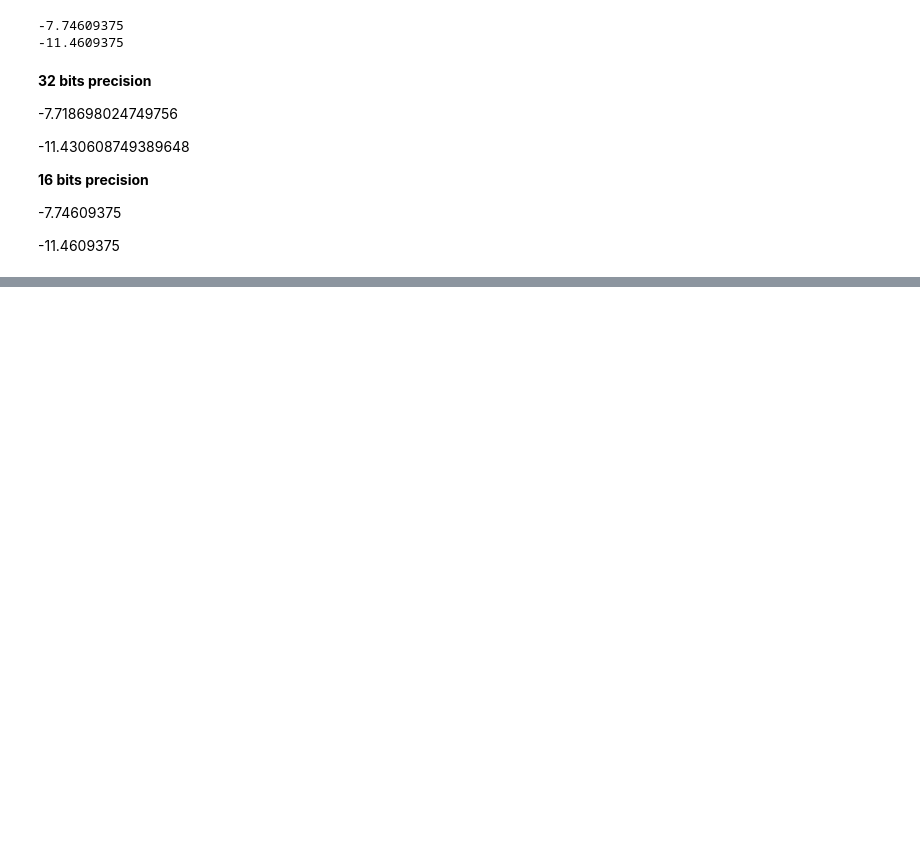
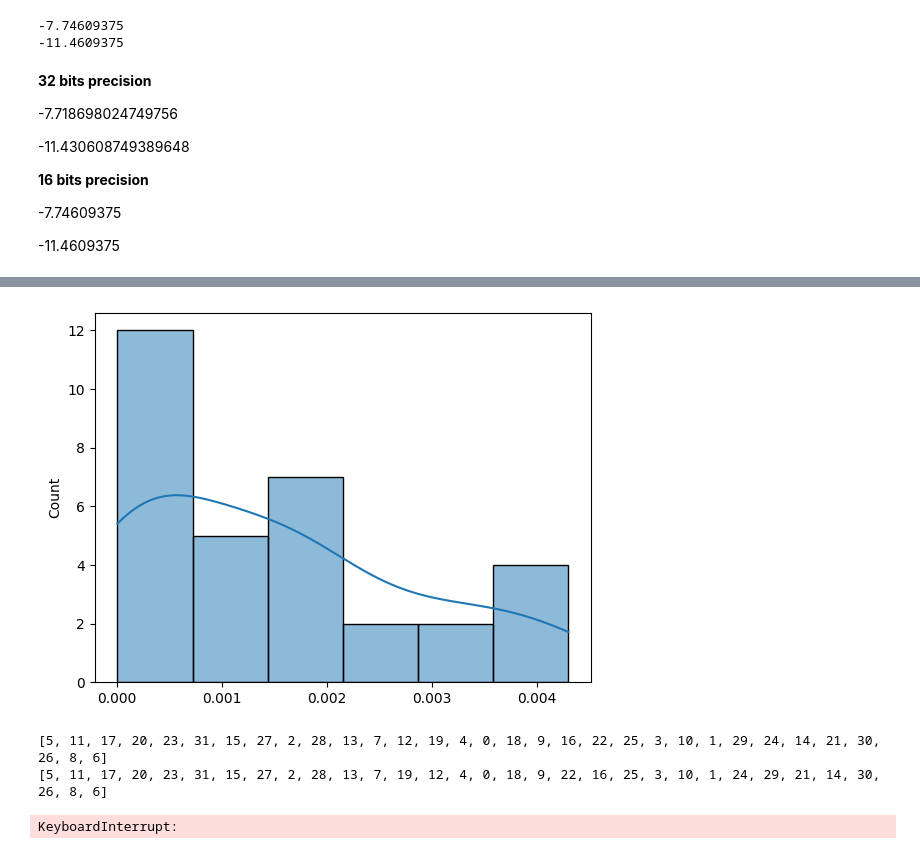
Before and after one commit to henrypapadatos/LLM-sycophancy, a Jupyter notebook: models_playground/ultraRM.ipynb, the cells around one changed output, grey strips where cells are left out. Drawn from its saved outputs; the diff is of its cells as text; code cells hidden in the pictures; blank space fills up the shorter version.

```diff
--- a/models_playground/ultraRM.ipynb
+++ b/models_playground/ultraRM.ipynb
@@ -59,13 +64,14 @@ tokenizer = LlamaTokenizer.from_pretrained("openbmb/UltraRM-13b", cache_dir='/sc
 #load the model in 16-bit precision
 model = LlamaRewardModel.from_pretrained("openbmb/UltraRM-13b", cache_dir='/scratch/henrypapadatos')
 
-model = model.half()
+# model = model.half()
+# #put the model on the GPU in evaluation mode
+# if torch.cuda.is_available():
+#     device = torch.device("cuda")
+#     model = model.cuda()
+# else:
+#     device = torch.device("cpu")
 
-#put the model on the GPU in evaluation mode
-if torch.cuda.is_available():
-    device = torch.device("cuda")
-    model = model.cuda()
-else:
-    device = torch.device("cpu")
+device = torch.device("cpu")
 
 model.eval()
@@ -138,0 +237,40 @@ for el in test:
+# %%
+index = 1
+prompts = ast.literal_eval(df.iloc[index]['N_response'])
+RM_full_score_1 = []
+RM_half_score_1 = ast.literal_eval(df.iloc[index]['RM_score'])
+for el in tqdm(prompts):
+    RM_full_score_1.append(get_reward_Ultra(el))
+
+rel_error = [abs(a-b)/a for a,b in zip(RM_full_score_1, RM_half_score_1)]
+sns.histplot(rel_error, kde=True)
+plt.show()
+#test if ranking the values gives the same result
+indexes_full = sorted(range(len(RM_full_score_0)), key=lambda k: RM_full_score_0[k])
+indexes_half = sorted(range(len(RM_half_score_0)), key=lambda k: RM_half_score_0[k])
+
+print(indexes_full)
+print(indexes_half)
+
+#compute the number of permutations needed to get the same ranking
+permutations = 0
+for i in range(len(indexes_full)):
+    if indexes_full[i] != indexes_half[i]:
+        permutations += 0.5
+# %% [output]
+[figure, added]
+[5, 11, 17, 20, 23, 31, 15, 27, 2, 28, 13, 7, 12, 19, 4, 0, 18, 9, 16, 22, 25, 3, 10, 1, 29, 24, 14, 21, 30, 26, 8, 6]
+[5, 11, 17, 20, 23, 31, 15, 27, 2, 28, 13, 7, 19, 12, 4, 0, 18, 9, 22, 16, 25, 3, 10, 1, 24, 29, 21, 14, 30, 26, 8, 6]
+# %%
+index = 2
+prompts = ast.literal_eval(df.iloc[index]['N_response'])
+RM_full_score_2 = []
+RM_half_score_2 = ast.literal_eval(df.iloc[index]['RM_score'])
+for el in tqdm(prompts):
+    RM_full_score_2.append(get_reward_Ultra(el))
+
+rel_error = [abs((a-b)/a) for a,b in zip(RM_full_score_2, RM_half_score_2)]
+sns.histplot(rel_error, kde=True)
+plt.show()
+# %% [output]
+KeyboardInterrupt:
```
Also changed, not shown: parts of 7 cells of this notebook, 4 other files.
